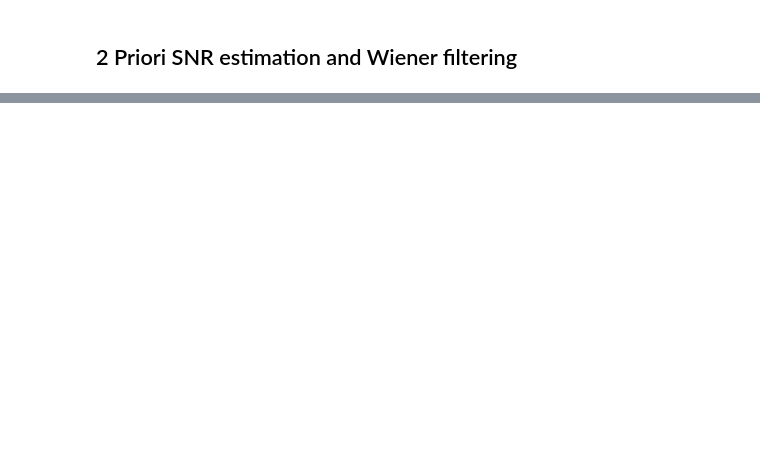
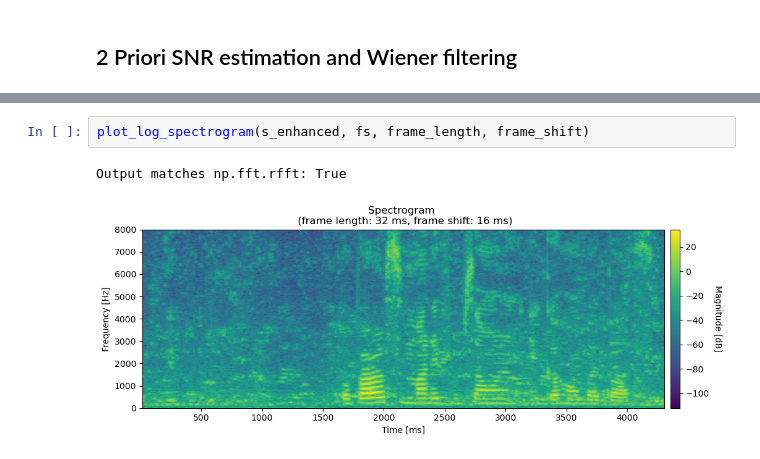
Before and after one commit to iibrahimli/ssp_sose2023, a Jupyter notebook: Exercise6/exercise_6.ipynb, the cells around one changed output, grey strips where cells are left out. Saved outputs shown, nothing was run; the diff lists cells and outputs as text; blank space fills up the shorter version.

```diff
--- a/Exercise6/exercise_6.ipynb
+++ b/Exercise6/exercise_6.ipynb
@@ -159,0 +184,5 @@ for l in range(0, priori_estimates.shape[1]):
+# %%
+plot_log_spectrogram(s_enhanced, fs, frame_length, frame_shift)
+# %% [output]
+Output matches np.fft.rfft: True
+[figure, added]
```
Also changed, not shown: parts of 15 cells of this notebook, 1 other file.
